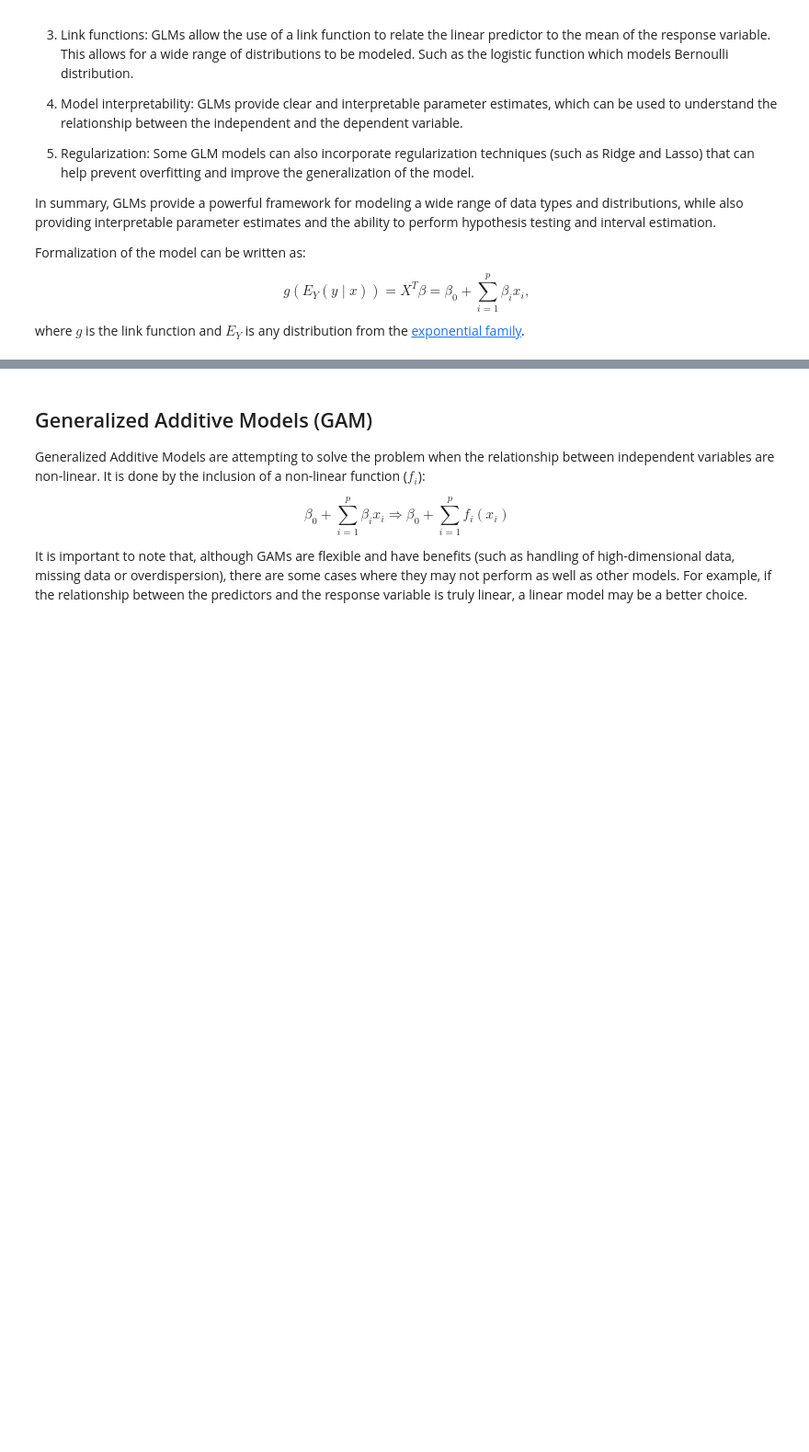
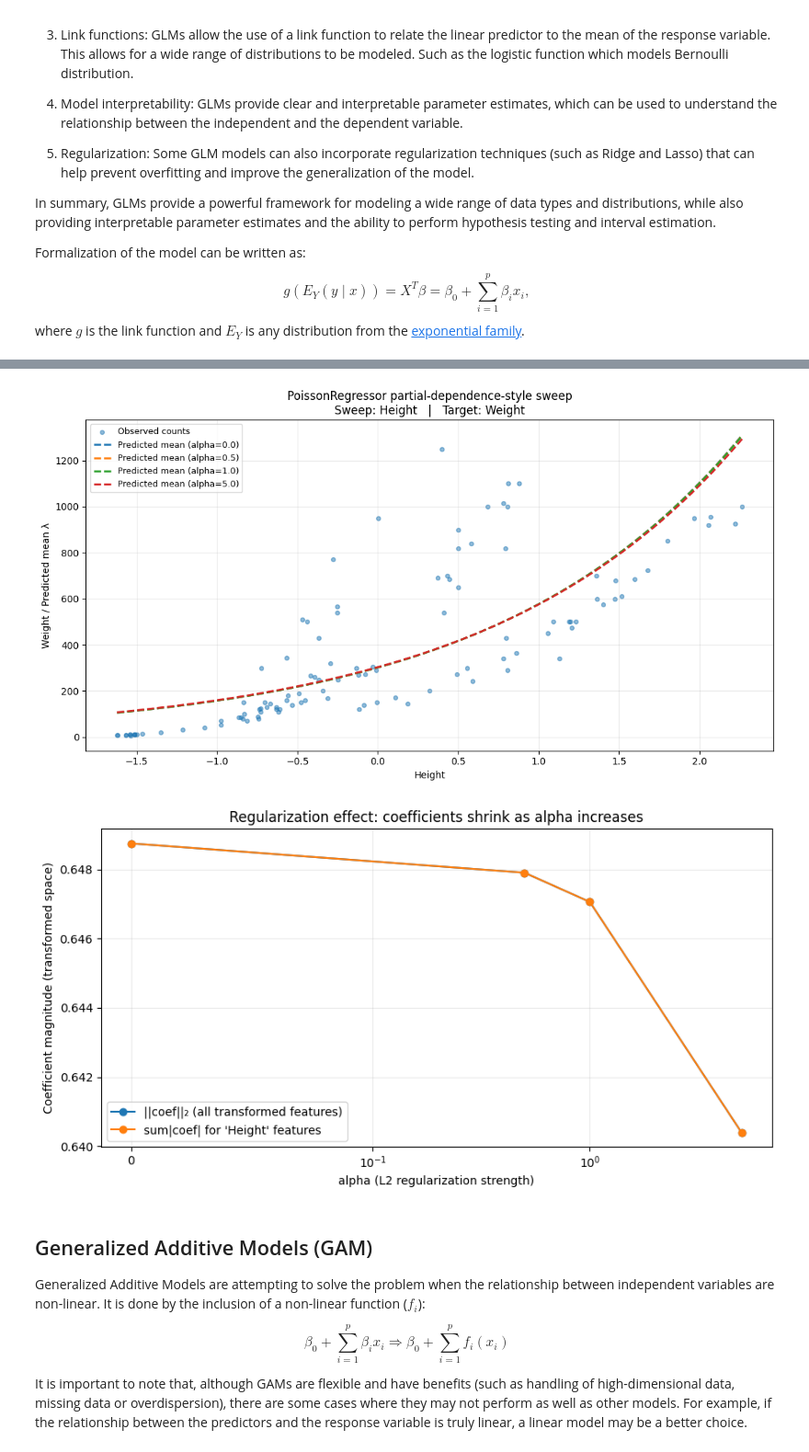
Before and after one commit to ficstamas/FateML, a Jupyter notebook: notebooks/02_classical_models_sklearn.ipynb, the cells around one changed output, grey strips where cells are left out. Shown at 92% size. Saved outputs shown, nothing was run; the diff lists cells and outputs as text; code cells hidden in the pictures; blank space fills up the shorter version.

```diff
--- a/notebooks/02_classical_models_sklearn.ipynb
+++ b/notebooks/02_classical_models_sklearn.ipynb
@@ -1009,3 +1015,15 @@ r2_score(splits.test_y, model.predict(splits.test_x))
+# %%
+from fateml.plots.poisson_regressor import plot_poisson_regressor_demo
+
+results = plot_poisson_regressor_demo(
+    df=pd.concat([splits.train_x, splits.train_y], axis="columns"),
+    target="Weight",
+    feature_x="Height",
+    alphas=(0.0, 0.5, 1.0, 5.0),
+)
+# %% [output]
+[figure, added]
+[figure, added]
 # %% [markdown]
 ## Generalized Additive Models (GAM)
 
```
Also changed, not shown: parts of 12 cells of this notebook, 3 other files.
